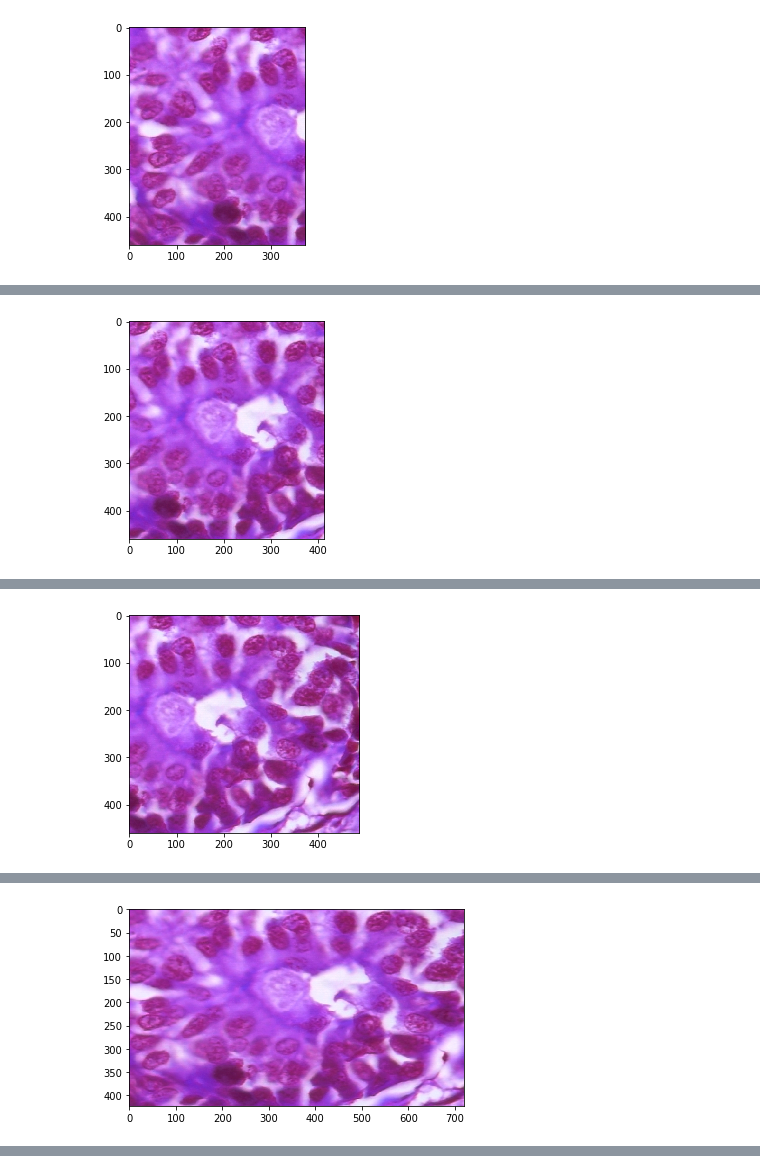
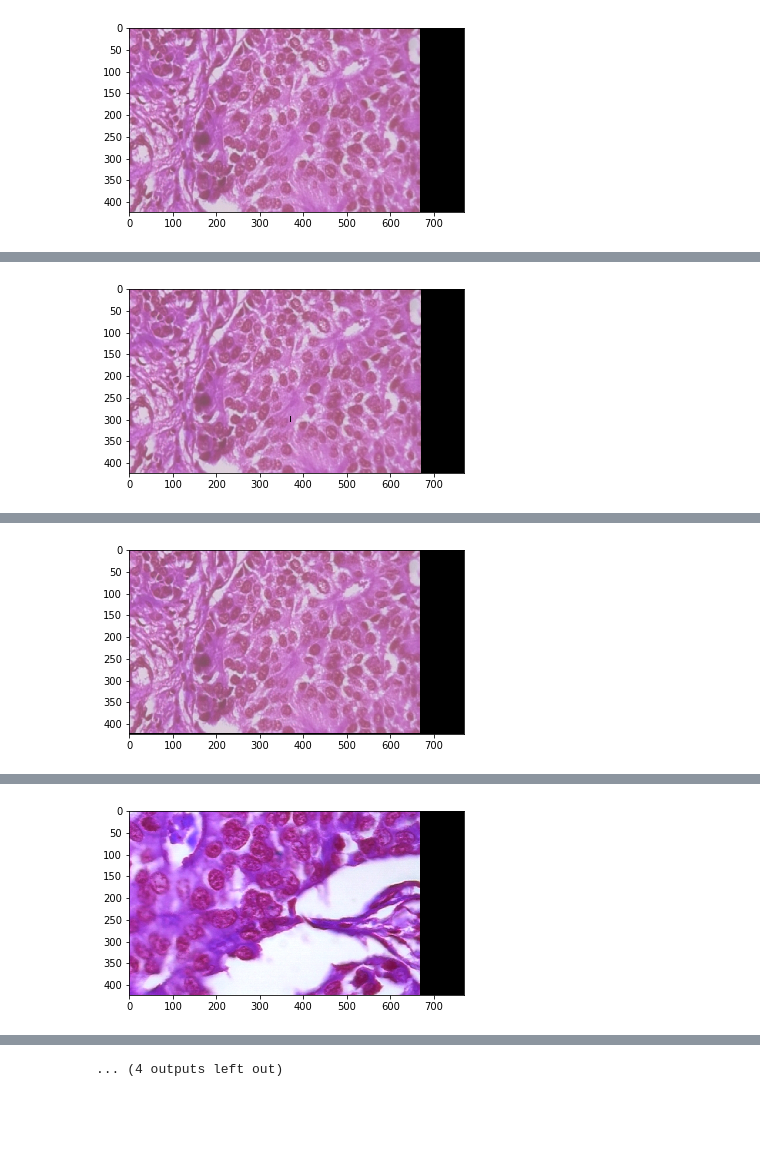
Before and after one commit to wparaujo/visaocomp, a Jupyter notebook: SURF.ipynb, the cells around one changed output, grey strips where cells are left out. Drawn from its saved outputs; the diff is of its cells as text; code cells hidden in the pictures; blank space fills up the shorter version.

```diff
--- a/SURF.ipynb
+++ b/SURF.ipynb
@@ -1,5 +1,6 @@
 # %%
 import timeit
+import os
 import matplotlib.pyplot as plt
 import cv2
 import numpy as np
@@ -152,7 +153,7 @@ class Stitcher:
             offsetx = abs(int(f1[0]))
 
             # dimension of warped image
-            dsize = (round(int(ds[0])) + offsetx + 100, round(int(ds[1])) + offsety + 100)
+            dsize = (round(int(ds[0])) + offsetx + 200, round(int(ds[1])) + offsety + 200)
 
             tmp = cv2.warpPerspective(a, XH, dsize, borderMode=cv2.BORDER_TRANSPARENT)
 
@@ -203,39 +204,33 @@ class Stitcher:
         return background
 
 
+
 if __name__ == "__main__":
-    FRAME_WIDTH = 492
-    FRAME_HEIGHT = 460
 
-    shanghai_files = [
-        "img400x_1.png",
-        "img400x_2.png",
-        "img400x_3.png",
-    ]
-
-    for f in shanghai_files:
-        img = cv2.imread(f)
-        plt.imshow(img)
-        plt.show()
-
-    shanghai = [
-        cv2.resize(cv2.imread(f), (FRAME_WIDTH, FRAME_HEIGHT)) for f in shanghai_files
-    ]
+    dir_names = [f.path for f in os.scandir("./images/") if f.is_dir() ]
+    images = []
 
     crop_x_min = 30
-    crop_x_max = 750
+    crop_x_max = 800
     crop_y_min = 37
     crop_y_max = 460
 
-    s = Stitcher(
-        crop_x_min=crop_x_min,
-        crop_x_max=crop_x_max,
-        crop_y_min=crop_y_min,
-        crop_y_max=crop_y_max,
-    )
+    for i in range(len(dir_names)):
+        images_dir = []
+        for filename in os.listdir(dir_names[i]):
+            img = cv2.imread(os.path.join(dir_names[i],filename))
+            if img is not None:
+                images_dir.append(img)
+        print("Experimento:", i+1)
+        s = Stitcher(
+            crop_x_min=crop_x_min,
+            crop_x_max=crop_x_max,
+            crop_y_min=crop_y_min,
+            crop_y_max=crop_y_max,
+        )
 
-    panorama = s.stitch(shanghai)
+        panorama = s.stitch(images_dir)
 
-    plt.imshow(panorama)
-    plt.show()
+        plt.imshow(panorama)
+        plt.show()
 # %% [output]
@@ -242 +239 @@ if __name__ == "__main__":
-[figure, old version]
+[figure, new version]
@@ -243 +242 @@ if __name__ == "__main__":
-[figure, old version]
+[figure, new version]
@@ -244 +245 @@ if __name__ == "__main__":
-[figure, old version]
+[figure, new version]
@@ -246 +248 @@ stitching took 1.81 seconds.
-[figure, old version]
+[figure, new version]
@@ -246,0 +255 @@ stitching took 1.81 seconds.
+... (4 outputs left out)
```
Also changed, not shown: parts of 1 cell of this notebook, 1 other file.
